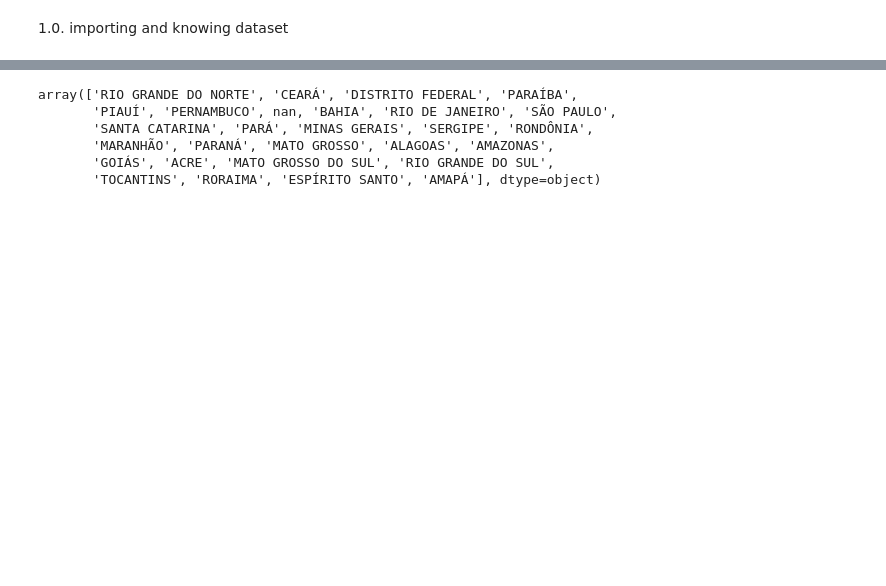
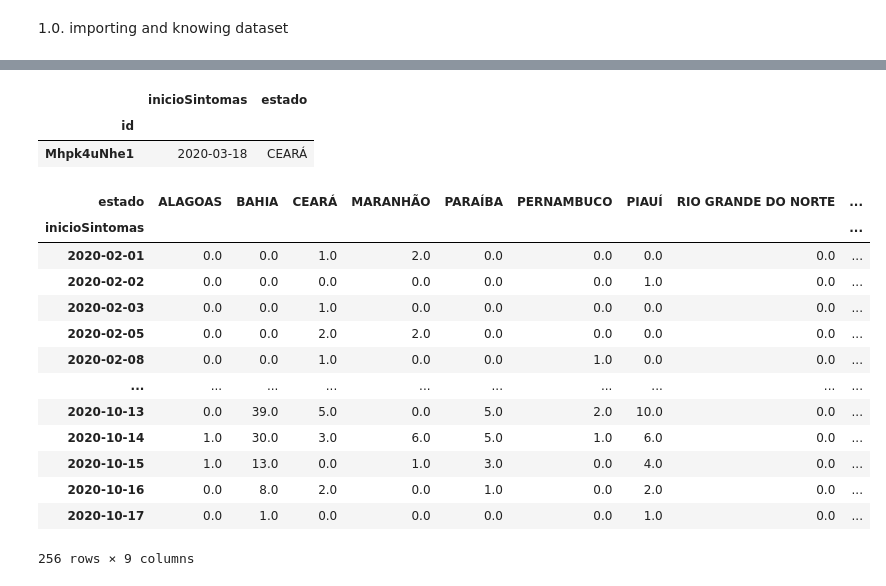
Before and after one commit to ritallopes/OFP_covid, a Jupyter notebook: OFP2.ipynb, the cells around one changed output, grey strips where cells are left out. Drawn from its saved outputs; the diff is of its cells as text; code cells hidden in the pictures; blank space fills up the shorter version.

```diff
--- a/OFP2.ipynb
+++ b/OFP2.ipynb
@@ -174,12 +99,39 @@ data_rn.columns = ['id', 'inicioSintomas', 'profissional', 'resultado', 'sexo',
-# %%
-data_rn.index = data_rn.id
-data_rn.drop(labels="id",axis=1,inplace=True)
-data_rn.head()
-data_rn.estado.unique()
-# %% [output]
-array(['RIO GRANDE DO NORTE', 'CEARÁ', 'DISTRITO FEDERAL', 'PARAÍBA',
-       'PIAUÍ', 'PERNAMBUCO', nan, 'BAHIA', 'RIO DE JANEIRO', 'SÃO PAULO',
-       'SANTA CATARINA', 'PARÁ', 'MINAS GERAIS', 'SERGIPE', 'RONDÔNIA',
-       'MARANHÃO', 'PARANÁ', 'MATO GROSSO', 'ALAGOAS', 'AMAZONAS',
-       'GOIÁS', 'ACRE', 'MATO GROSSO DO SUL', 'RIO GRANDE DO SUL',
-       'TOCANTINS', 'RORAIMA', 'ESPÍRITO SANTO', 'AMAPÁ'], dtype=object)
+# %%
+def formatDate(date_):
+  day = date_[0:10]
+  day_dt = pd.to_datetime(day,errors='ignore')
+  return day_dt
+# %%
+#como iremos usar em série temporal:
+covid_ne.inicioSintomas = covid_ne.inicioSintomas.apply(formatDate)
+# %%
+covid_ne.sort_values(by=['inicioSintomas'], ascending=False)
+covid_ne.loc[covid_ne.inicioSintomas < pd.datetime.now()] #ordenadno por data
+covid_ne  = covid_ne.loc[(covid_ne.inicioSintomas <= pd.datetime.now()) & (covid_ne.inicioSintomas >= pd.to_datetime('2020-02-01'))].copy() # eleiminando dados com datas após o dia atual
+# %%
+ne_date = covid_ne.loc[covid_ne.profissional == 'Sim', ['inicioSintomas', 'estado', 'evolucao']]
+prof_obito = ne_date.loc[ne_date.evolucao=='Óbito',['inicioSintomas', 'estado']]
+prof_obito.loc[(prof_obito.inicioSintomas == pd.to_datetime('2020-03-18'))]
+# %% [output]
+|  | inicioSintomas | estado |
+| id |  |  |
+| Mhpk4uNhe1 | 2020-03-18 | CEARÁ |
+# %%
+#novos casos por dia de inicio de sintomas
+prof_dia = ne_date[['inicioSintomas', 'estado']].groupby(by = ['inicioSintomas'])['estado'].value_counts().unstack().fillna(0)
+prof_dia
+# %% [output]
+| estado | ALAGOAS | BAHIA | CEARÁ | MARANHÃO | PARAÍBA | PERNAMBUCO | PIAUÍ | RIO GRANDE DO NORTE | ... |
+| inicioSintomas |  |  |  |  |  |  |  |  | ... |
+| 2020-02-01 | 0.0 | 0.0 | 1.0 | 2.0 | 0.0 | 0.0 | 0.0 | 0.0 | ... |
+| 2020-02-02 | 0.0 | 0.0 | 0.0 | 0.0 | 0.0 | 0.0 | 1.0 | 0.0 | ... |
+| 2020-02-03 | 0.0 | 0.0 | 1.0 | 0.0 | 0.0 | 0.0 | 0.0 | 0.0 | ... |
+| 2020-02-05 | 0.0 | 0.0 | 2.0 | 2.0 | 0.0 | 0.0 | 0.0 | 0.0 | ... |
+| 2020-02-08 | 0.0 | 0.0 | 1.0 | 0.0 | 0.0 | 1.0 | 0.0 | 0.0 | ... |
+| ... | ... | ... | ... | ... | ... | ... | ... | ... | ... |
+| 2020-10-13 | 0.0 | 39.0 | 5.0 | 0.0 | 5.0 | 2.0 | 10.0 | 0.0 | ... |
+| 2020-10-14 | 1.0 | 30.0 | 3.0 | 6.0 | 5.0 | 1.0 | 6.0 | 0.0 | ... |
+| 2020-10-15 | 1.0 | 13.0 | 0.0 | 1.0 | 3.0 | 0.0 | 4.0 | 0.0 | ... |
+| 2020-10-16 | 0.0 | 8.0 | 2.0 | 0.0 | 1.0 | 0.0 | 2.0 | 0.0 | ... |
+| 2020-10-17 | 0.0 | 1.0 | 0.0 | 0.0 | 0.0 | 0.0 | 1.0 | 0.0 | ... |
+256 rows × 9 columns
```
Also changed, not shown: parts of 35 cells of this notebook.
